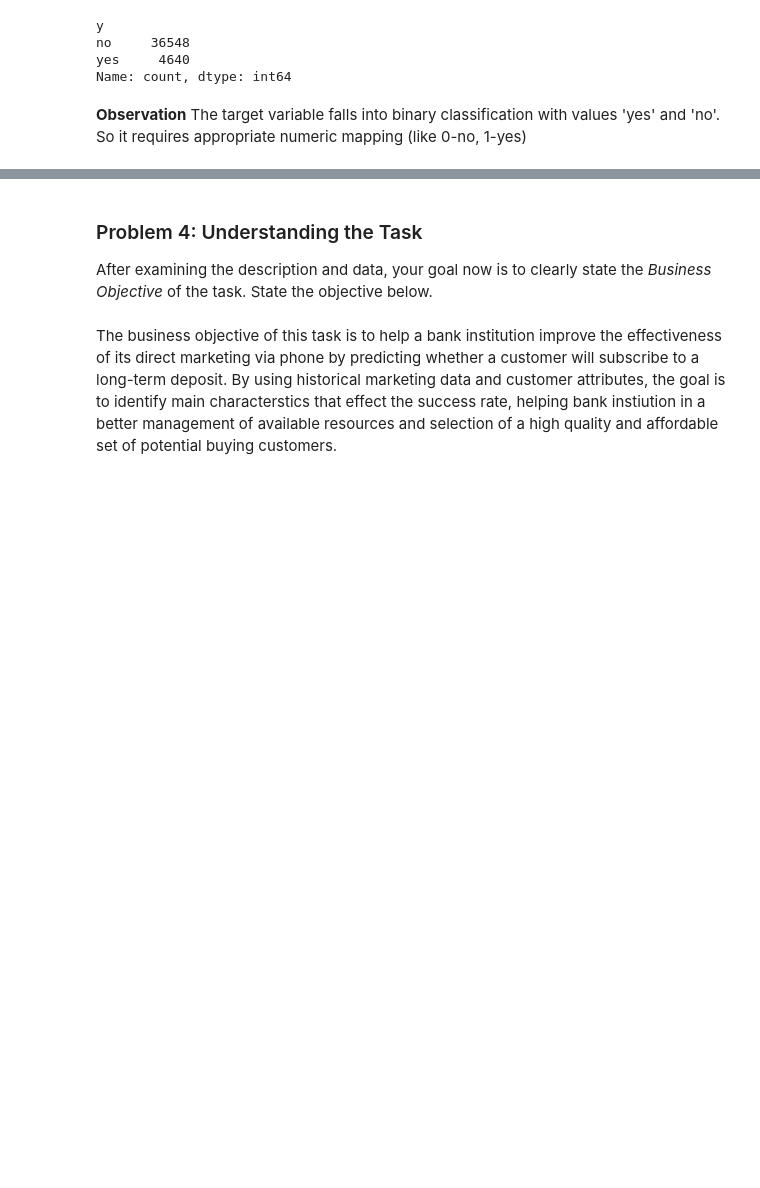
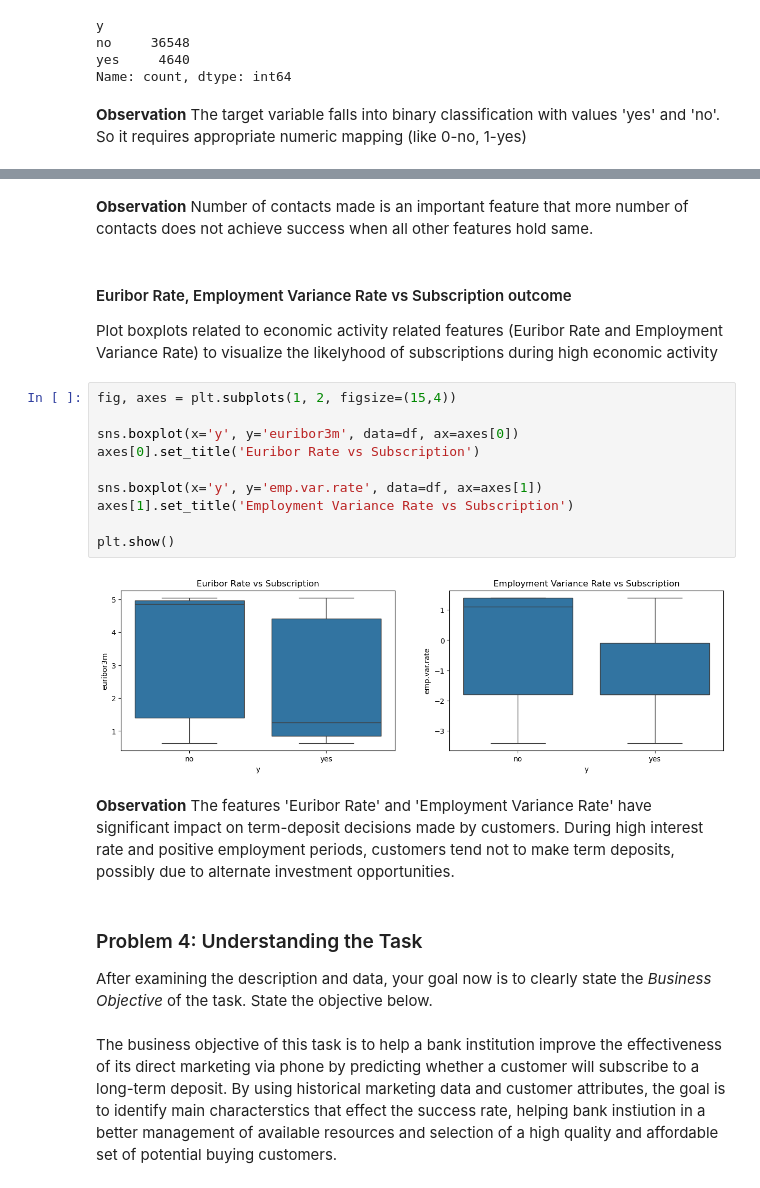
Before and after one commit to satishpothuri/ml-bank-campaign-effectiveness-analysis, a Jupyter notebook: ml-bank-campaign-effectiveness-analysis.ipynb, the cells around one changed output, grey strips where cells are left out. Saved outputs shown, nothing was run; the diff lists cells and outputs as text; blank space fills up the shorter version.

```diff
--- a/ml-bank-campaign-effectiveness-analysis.ipynb
+++ b/ml-bank-campaign-effectiveness-analysis.ipynb
@@ -105,3 +157,23 @@ Name: count, dtype: int64
+# %% [markdown]
+**Observation** Number of contacts made is an important feature that more number of contacts does not achieve success when all other features hold same.
+# %% [markdown]
+#### Euribor Rate, Employment Variance Rate vs Subscription outcome
+
+Plot boxplots related to economic activity related features (Euribor Rate and Employment Variance Rate) to visualize the likelyhood of subscriptions during high economic activity
+# %%
+fig, axes = plt.subplots(1, 2, figsize=(15,4))
+
+sns.boxplot(x='y', y='euribor3m', data=df, ax=axes[0])
+axes[0].set_title('Euribor Rate vs Subscription')
+
+sns.boxplot(x='y', y='emp.var.rate', data=df, ax=axes[1])
+axes[1].set_title('Employment Variance Rate vs Subscription')
+
+plt.show()
+# %% [output]
+[figure, added]
+# %% [markdown]
+**Observation** The features 'Euribor Rate' and 'Employment Variance Rate' have significant impact on term-deposit decisions made by customers. During high interest rate and positive employment periods, customers tend not to make term deposits, possibly due to alternate investment opportunities.
 # %% [markdown]
 ### Problem 4: Understanding the Task
 
```
Also changed, not shown: parts of 23 cells of this notebook.
